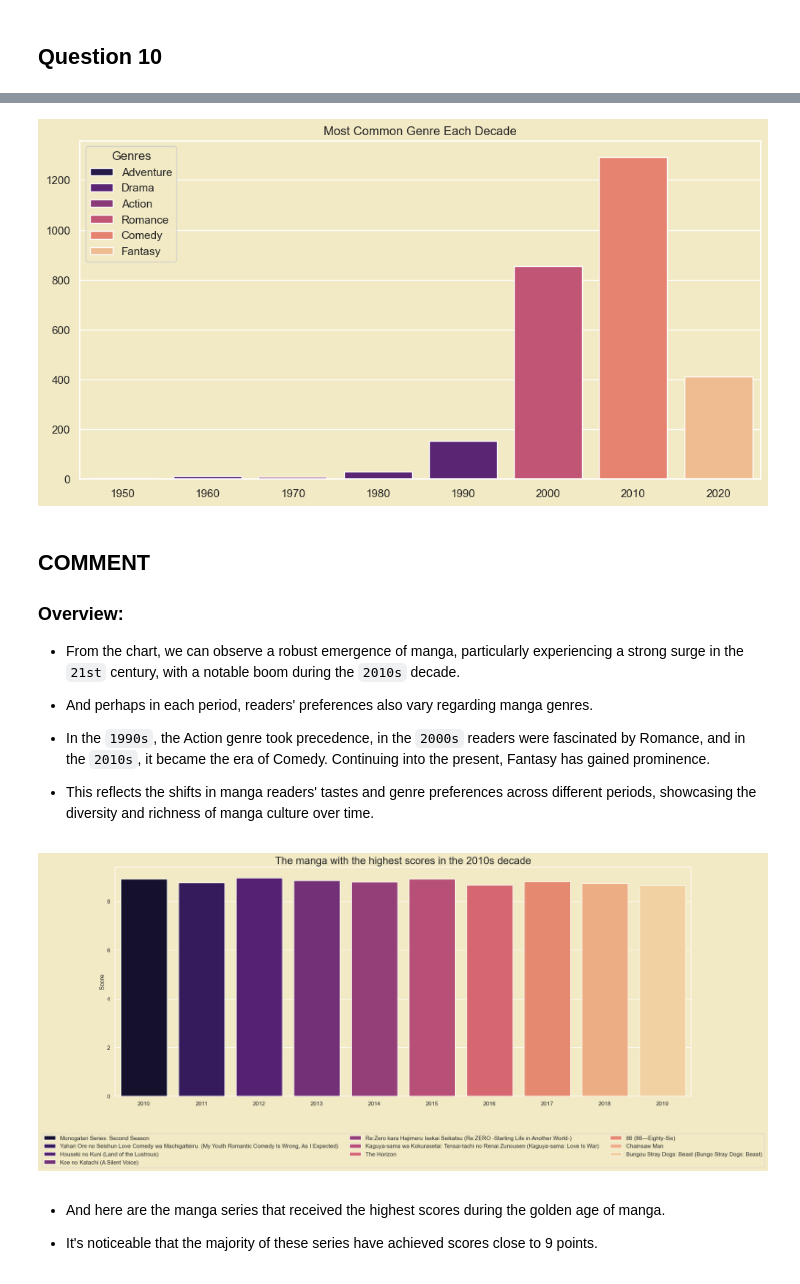
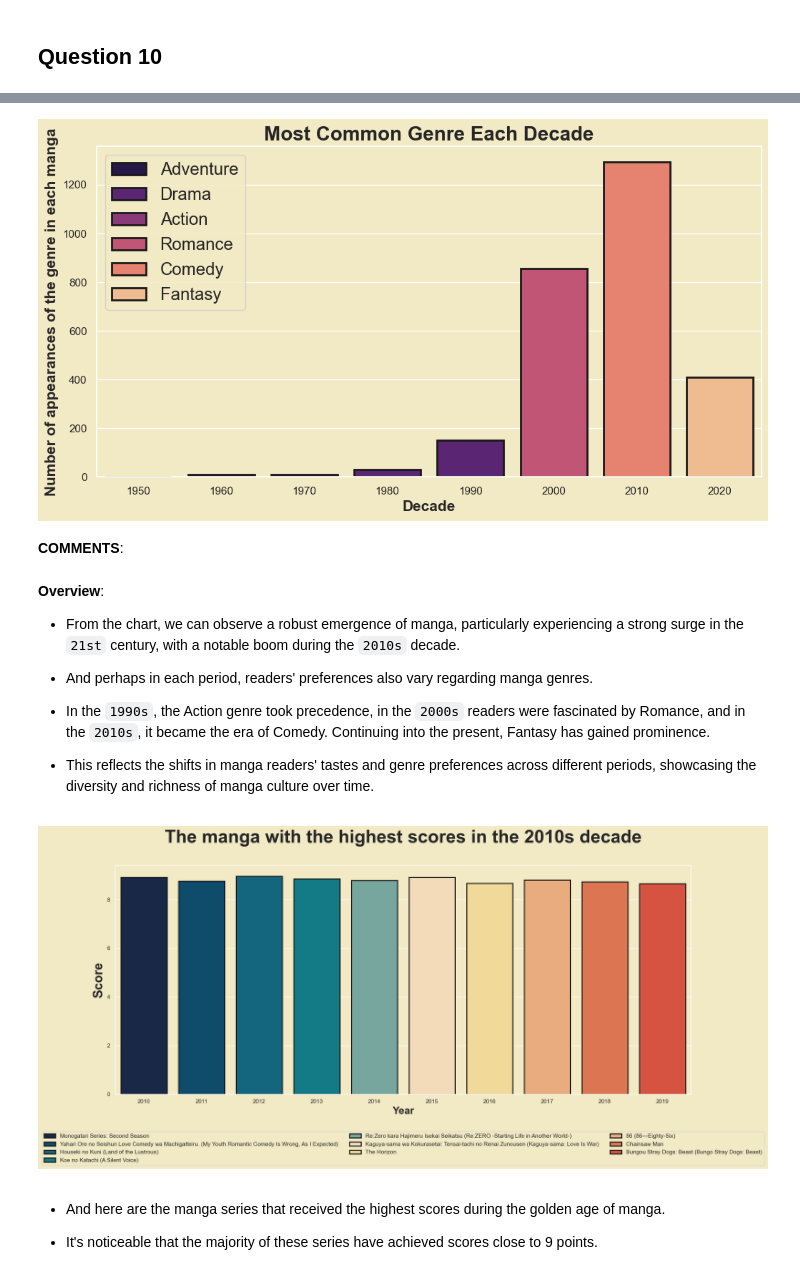
Before and after one commit to duongtruongbinh/IntroDS_FinalProject, a Jupyter notebook: src/Asking_Questions_and_Analyzing.ipynb, the cells around one changed output, grey strips where cells are left out. Cells and saved outputs as stored; diff of their text form; code cells hidden in the pictures.

```diff
--- a/src/Asking_Questions_and_Analyzing.ipynb
+++ b/src/Asking_Questions_and_Analyzing.ipynb
@@ -79,10 +83,12 @@ memory usage: 813.9+ KB
 # %%
 # Calculating correlation coefficients
+sns.set(rc={"axes.facecolor":"#F2EAC5","figure.facecolor":"#F2EAC5"})
 manga_copy_df = manga_df.copy()
 correlation_matrix = manga_copy_df[['Chapters', 'Volumes', 'Members', 'Favorite']].corr()
 
 plt.figure(figsize=(10, 8))
-sns.heatmap(correlation_matrix, annot=True, cmap='coolwarm', fmt='.2f')
-plt.title('Correlation Matrix')
+cmap = sns.diverging_palette(0, 230, 90, 60, as_cmap=True)
+sns.heatmap(correlation_matrix, annot=True, cmap=cmap, fmt='.2f', linewidths=.5, linecolor='w',annot_kws=dict(color="white"))
+plt.title('Correlation Matrix\n', fontsize=20, weight='bold')
 plt.show()
 # %% [output]
@@ -438,7 +459,7 @@ ax2.set_ylabel('Number of Favorite', fontsize=12, weight='bold')
 ax2.set_xlabel('GENRES', fontsize=12, weight='bold')
 ax.set_title('Compare the authors and readers preferences for each genre\n',fontsize=15, weight='bold');
 
-sns.set(rc=None)
+# sns.set(rc=None)
 # %% [output]
 [figure]
 # %% [markdown]
@@ -555,22 +581,22 @@ df_copy['Season'] = pd.cut(df_copy['Month'], [0, 3, 6, 9, 12], labels=seasons, i
 manga_per_season = df_copy[df_copy['Year'] >= 1990].groupby(['Decade', 'Season']).size().reset_index(name='Count')
 manga_per_season['Percentage'] = manga_per_season['Count'] / manga_per_season.groupby('Decade')['Count'].transform('sum') * 100
 # %%
-sns.set(style="darkgrid")
+#sns.set(style="darkgrid")
 sns.set_palette("Set2")
 
 fig, ax = plt.subplots(1, 2, figsize=(20, 8))
 
 manga_per_season.groupby(['Decade', 'Season'])['Percentage'].sum().unstack().plot(kind='area', stacked=True, ax=ax[0])
-ax[0].set_title('Percentage of manga released per season per decade')
-ax[0].set_xlabel('Decade')
-ax[0].set_ylabel('Percentage')
+ax[0].set_title('Percentage of manga released per season per decade', fontsize=20, weight='bold')
+ax[0].set_xlabel('Decade', fontsize=15, weight='bold')
+ax[0].set_ylabel('Percentage', fontsize=15, weight='bold')
 ax[0].legend(loc='upper left', bbox_to_anchor=(1, 1, 0, 0))
 ax[0].set_xticks(range(1990, 2030, 10))
 
 manga_per_season.groupby(['Decade', 'Season'])['Count'].sum().unstack().plot(kind='bar', stacked=True, ax=ax[1])
-ax[1].set_title('Number of manga released per season per decade')
-ax[1].set_xlabel('Decade')
-ax[1].set_ylabel('Number of manga')
+ax[1].set_title('Number of manga released per season per decade', fontsize=20, weight='bold')
+ax[1].set_xlabel('Decade', fontsize=15, weight='bold')
+ax[1].set_ylabel('Number of manga', fontsize=15, weight='bold')
 ax[1].legend(loc='upper left')
 ax[1].set_xticklabels(manga_per_season['Decade'].unique(), rotation=0)
 
@@ -774,17 +808,18 @@ genre_counts_per_decade = df_genres_expanded.groupby(['Decade', 'Genres']).size(
 most_common_genre_per_decade = genre_counts_per_decade.loc[genre_counts_per_decade.groupby('Decade')['Count'].idxmax()]
 
 fig, axes = plt.subplots(1, 1, figsize=(12,6))
-sns.barplot(x='Decade', y='Count', hue='Genres', data=most_common_genre_per_decade,palette="magma", ax = axes)
-axes.set_title('Most Common Genre Each Decade')
-axes.set_xlabel('')
-axes.set_ylabel('')
-
+sns.barplot(x='Decade',y='Count',hue='Genres',data=most_common_genre_per_decade,palette="magma",ax=axes,linewidth=2,edgecolor='k')
+axes.set_title('Most Common Genre Each Decade',fontsize=20, weight='bold')
+axes.set_xlabel('Decade', fontsize=15, weight='bold')
+axes.set_ylabel('Number of appearances of the genre in each manga', fontsize=15, weight='bold')
+axes.legend(fontsize='x-large')
 plt.show()
 # %% [output]
-[figure, old version]
+[figure, new version]
+# %% [markdown]
+**COMMENTS**:
 # %% [markdown]
-## COMMENT
-### Overview:
+**Overview**:
 - From the chart, we can observe a robust emergence of manga, particularly experiencing a strong surge in the `21st` century, with a notable boom during the `2010s` decade.
 
 - And perhaps in each period, readers' preferences also vary regarding manga genres.
@@ -795,19 +830,20 @@ plt.show()
 # %%
 manga_2010s = manga_copy_df[(manga_copy_df['Release date'].dt.year >= 2010) & (manga_copy_df['Release date'].dt.year < 2020)]
 
 max_score_per_year = manga_2010s.groupby(manga_2010s['Release date'].dt.year)['Score'].idxmax()
 top_manga_by_year = manga_2010s.loc[max_score_per_year]
 
+palette = ["#11264e","#00507A","#026e90","#008b99","#6faea4","#fcdcb0","#FEE08B","#faa96e","#f36b3b","#ef3f28","#CC0028"]
+fig, axes = plt.subplots(1, 1, figsize=(20,8))
+sns.barplot(x=top_manga_by_year['Release date'].dt.year, y=top_manga_by_year['Score'],palette=palette,hue=top_manga_by_year['Title'],ax=axes,linewidth=2,edgecolor='k')
+axes.set_title('The manga with the highest scores in the 2010s decade\n',fontsize=35, weight='bold')
+axes.set_xlabel('Year', fontsize=20, weight='bold')
+axes.set_ylabel('Score',fontsize=25, weight='bold')
 
-fig, axes = plt.subplots(1, 1, figsize=(20,8))
-sns.barplot(x=top_manga_by_year['Release date'].dt.year, y=top_manga_by_year['Score'], palette="magma", hue=top_manga_by_year['Title'], ax=axes)
-axes.set_title('The manga with the highest scores in the 2010s decade', fontsize=20)
-axes.set_xlabel('')
-axes.set_ylabel('Score')
 plt.legend(title='',  bbox_to_anchor=(0.5, -0.15), loc='upper center', ncol=3)
 plt.show()
 # %% [output]
-[figure, old version]
+[figure, new version]
 # %% [markdown]
 - And here are the manga series that received the highest scores during the golden age of manga.
 
```
Also changed, not shown: parts of 27 cells of this notebook, 2 other files.
